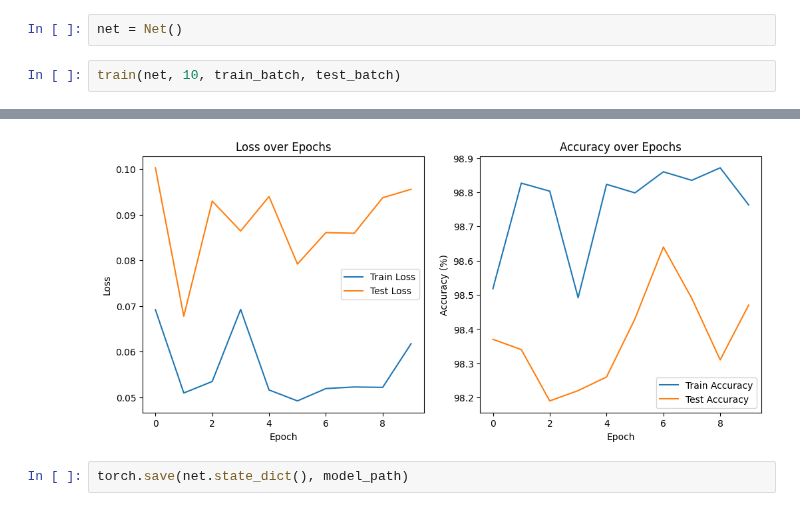
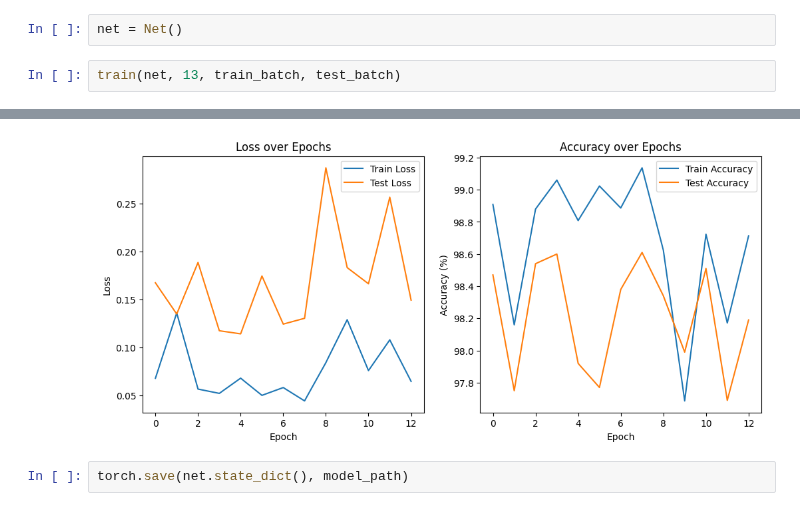
Before and after one commit to panikkuo/character-recognition, a Jupyter notebook: model_v1.ipynb, the cells around one changed output, grey strips where cells are left out. Drawn from its saved outputs; the diff is of its cells as text.

```diff
--- a/model_v1.ipynb
+++ b/model_v1.ipynb
@@ -156,5 +156,5 @@ test_batch = prepare_data(x_test, y_test)
 # %%
 net = Net()
 # %%
-train(net, 10, train_batch, test_batch)
+train(net, 13, train_batch, test_batch)
 # %% [output]
@@ -171,3 +174,3 @@ Epoch [10/10], Train Loss: 0.0618, Train Accuracy: 98.76%, Test Loss: 0.0956, Te
-[figure, old version]
+[figure, new version]
 # %%
 torch.save(net.state_dict(), model_path)
```
Also changed, not shown: parts of 1 cell of this notebook, 3 other files.
